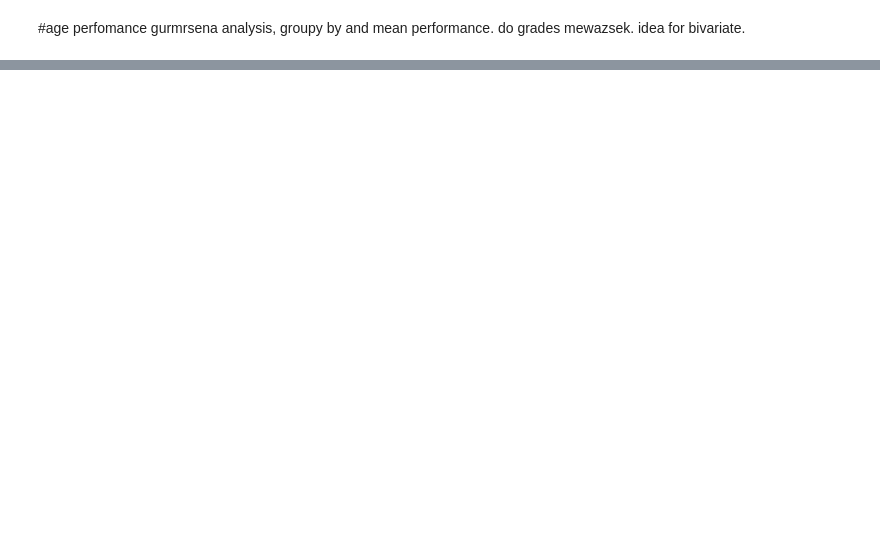
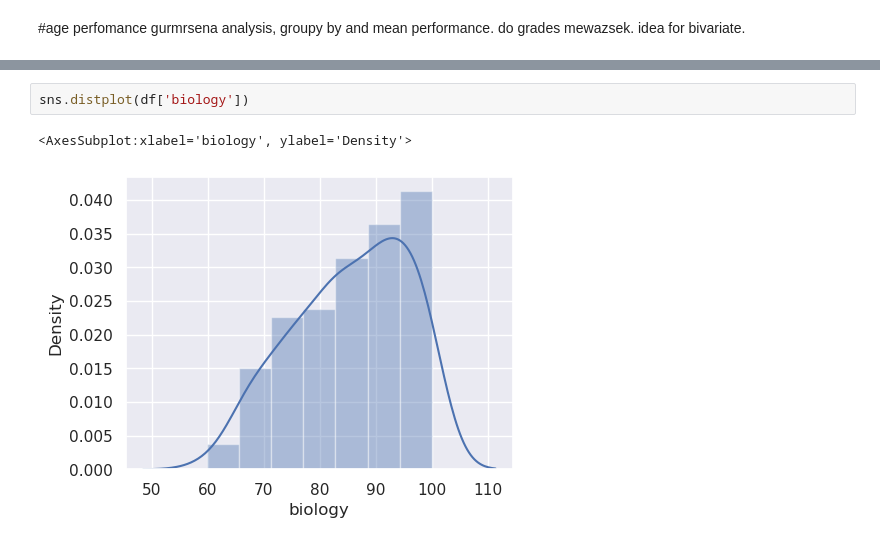
Before and after one commit to Ammon21/School-Data-Science-Project, a Jupyter notebook: notebooks/EDA.ipynb, the cells around one changed output, grey strips where cells are left out. Saved outputs shown, nothing was run; the diff lists cells and outputs as text; blank space fills up the shorter version.

```diff
--- a/notebooks/EDA.ipynb
+++ b/notebooks/EDA.ipynb
@@ -129,0 +244,5 @@ sns.scatterplot(df.grade, df.gpa, hue=df.conduct)
+# %%
+sns.distplot(df['biology'])
+# %% [output]
+<AxesSubplot:xlabel='biology', ylabel='Density'>
+[figure, added]
```
Also changed, not shown: parts of 19 cells of this notebook, 3 other files.
